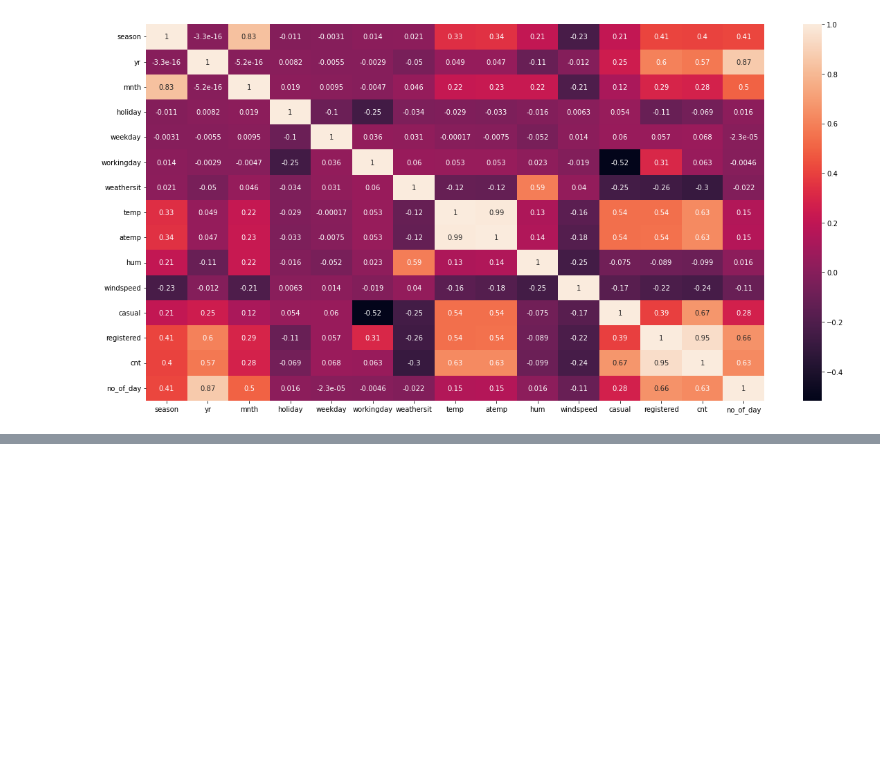
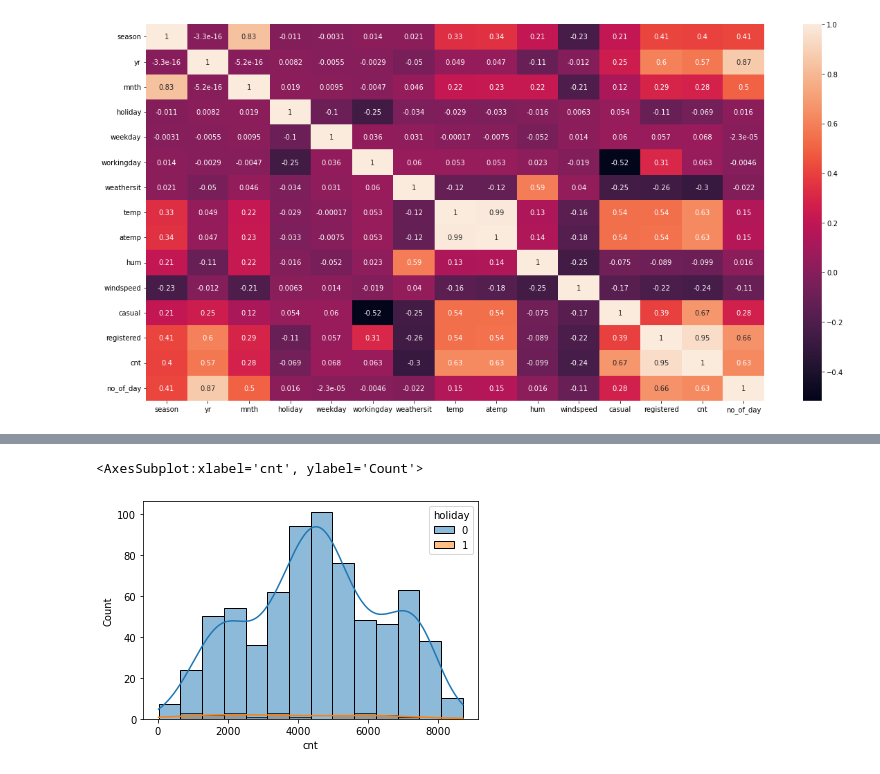
Before and after one commit to Akhilesh271988/BoomBikes, a Jupyter notebook: Boom_bike.ipynb, the cells around one changed output, grey strips where cells are left out. Saved outputs shown, nothing was run; the diff lists cells and outputs as text; code cells hidden in the pictures; blank space fills up the shorter version.

```diff
--- a/Boom_bike.ipynb
+++ b/Boom_bike.ipynb
@@ -114,0 +151,5 @@ sns.heatmap(df_day.corr(),annot=True)
+# %%
+sns.histplot(data=df_day,x='cnt',kde=True,hue='holiday')
+# %% [output]
+<AxesSubplot:xlabel='cnt', ylabel='Count'>
+[figure, added]
```
Also changed, not shown: parts of 13 cells of this notebook, 1 other file.
